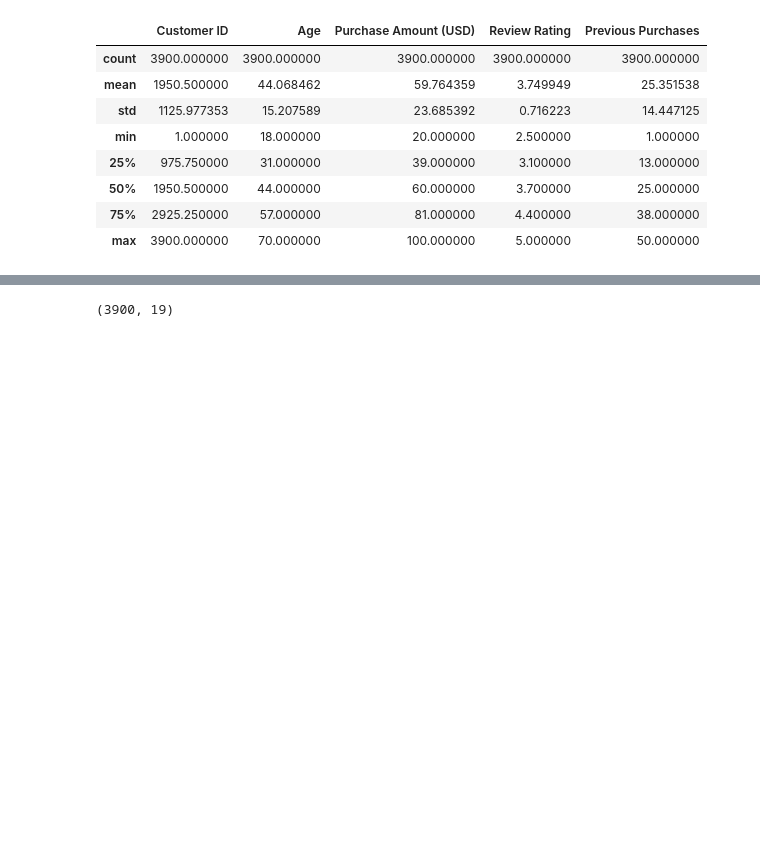
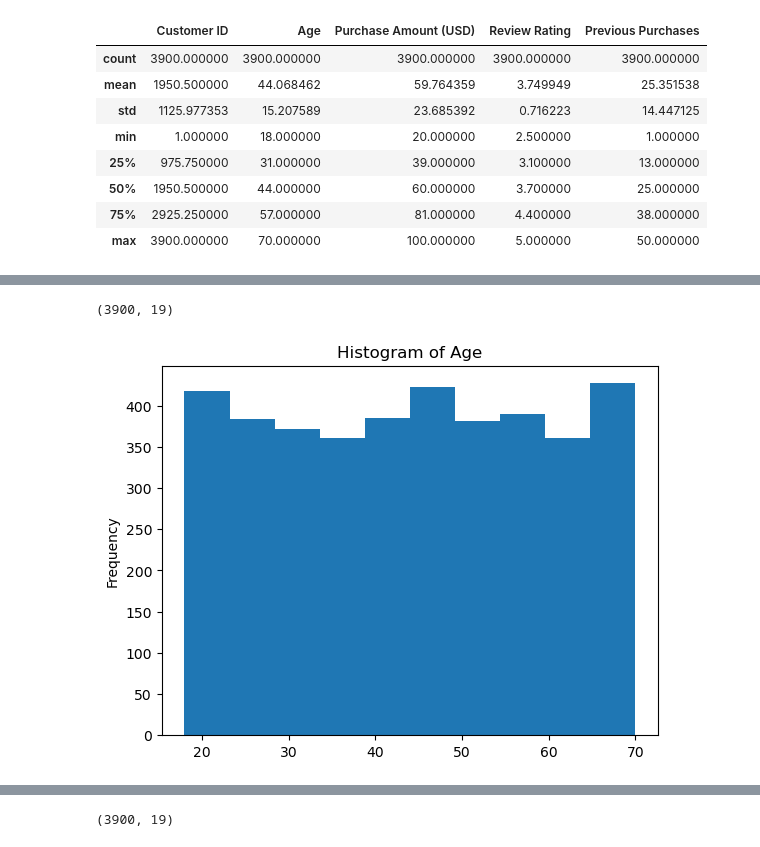
Before and after one commit to emmaudeji/data-science-projects, a Jupyter notebook: eda/1.data-inspection.ipynb, the cells around one changed output, grey strips where cells are left out. Saved outputs shown, nothing was run; the diff lists cells and outputs as text; code cells hidden in the pictures; blank space fills up the shorter version.

```diff
--- a/eda/1.data-inspection.ipynb
+++ b/eda/1.data-inspection.ipynb
@@ -60,3 +60,13 @@ df.head()
 | 2 | 3 | 50 | Male | Jeans | Clothing | 73 | Massachusetts | S | ... |
 | 3 | 4 | 21 | Male | Sandals | Footwear | 90 | Rhode Island | M | ... |
 | 4 | 5 | 45 | Male | Blouse | Clothing | 49 | Oregon | M | ... |
+# %%
+df.shape
+# %% [output]
+(3900, 19)
+# %%
+df["Age"].plot(kind="hist")
+plt.title("Histogram of Age")
+plt.show()
+# %% [output]
+[figure, added]
```
Also changed, not shown: parts of 34 cells of this notebook, 27 other files.
